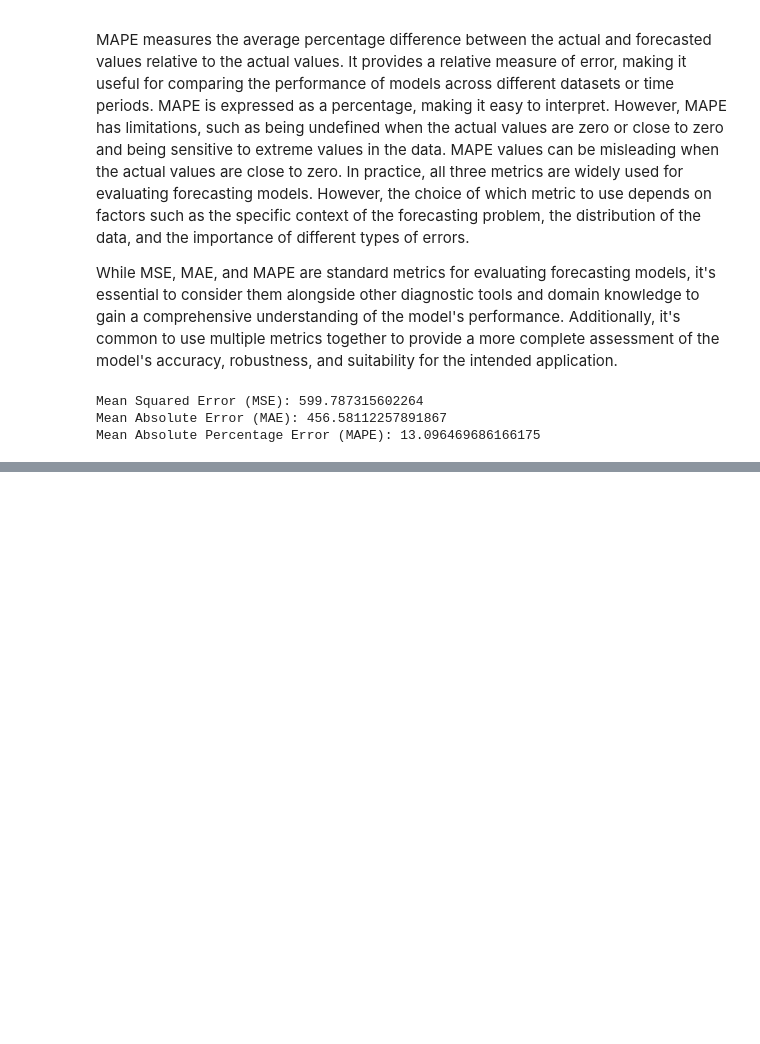
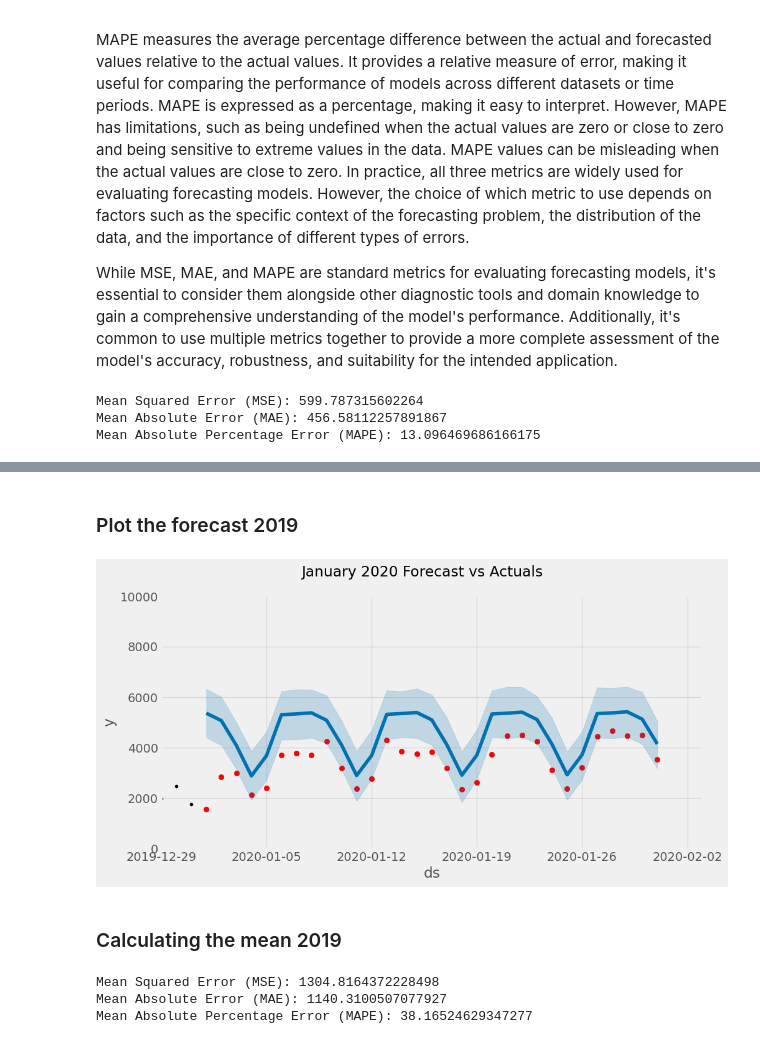
Before and after one commit to sebgro98/traffic-prediction, a Jupyter notebook: Prohpet_forecast.ipynb, the cells around one changed output, grey strips where cells are left out. Saved outputs shown, nothing was run; the diff lists cells and outputs as text; code cells hidden in the pictures; blank space fills up the shorter version.

```diff
--- a/Prohpet_forecast.ipynb
+++ b/Prohpet_forecast.ipynb
@@ -389,0 +421,18 @@ Mean Absolute Percentage Error (MAPE): 13.096469686166175
+# %%
+# Rename columns for Prophet model
+# Renaming columns of the training dataset to adhere to Prophet's expected input format
+df_train_prophet_2019_2020 = train_2019_2020.rename(columns={'Date':'ds', 'Page.Loads':'y'})
+
+# Create and fit the Prophet model
+# Instantiating a Prophet model and training it with the training data
+model = Prophet()
+model.fit(df_train_prophet_2019_2020)
+
+# Rename columns for Prophet model in the test set
+# Renaming columns of the test dataset to match the required format for Prophet
+df_test_prophet_2019_2020 = test_2019_2020.rename(columns={'Date':'ds', 'Page.Loads':'y'})
+
+# Predict on the test set
+# Using the trained Prophet model to make predictions on the test set
+df_test_fcst_2019_2020 = model.predict(df_test_prophet_2019_2020)
+df_test_fcst_2019_2020.head()
@@ -389,0 +448,44 @@ Mean Absolute Percentage Error (MAPE): 13.096469686166175
+# %% [markdown]
+### Plot the forecast 2019
+# %%
+# Plot the forecast with the actuals
+fig, ax = plt.subplots(figsize=(10, 5))
+ax.scatter(df_test_prophet_2019_2020['ds'], df_test_prophet_2019_2020['y'], color='r')
+fig = model.plot(df_test_fcst_2019_2020, ax=ax)
+
+# Set x-axis limits for the specific month
+ax.set_xlim(left=pd.Timestamp('2019-12-29'), right=pd.Timestamp('2020-02-03'))
+
+# Set y-axis limits
+ax.set_ylim(0, 10000)
+
+# Set the title
+plt.suptitle('January 2020 Forecast vs Actuals')
+
+# Show the plot
+plt.show()
+# %% [output]
+[figure, added]
+# %% [markdown]
+### Calculating the mean 2019
+# %%
+# Convert forecasted values to numpy arrays
+actuals = df_test_prophet_2019_2020['y'].values
+forecast = df_test_fcst_2019_2020['yhat'].values
+
+# Calculate Mean Squared Error (MSE)
+mse = mean_squared_error(actuals, forecast)
+
+# Calculate Mean Absolute Error (MAE)
+mae = mean_absolute_error(actuals, forecast)
+
+# Calculate Mean Absolute Percentage Error (MAPE)
+mape = np.mean(np.abs((actuals - forecast) / actuals)) * 100
+
+print("Mean Squared Error (MSE):", np.sqrt(mse))
+print("Mean Absolute Error (MAE):", mae)
+print("Mean Absolute Percentage Error (MAPE):", mape)
+# %% [output]
+Mean Squared Error (MSE): 1304.8164372228498
+Mean Absolute Error (MAE): 1140.3100507077927
+Mean Absolute Percentage Error (MAPE): 38.16524629347277
```
Also changed, not shown: parts of 31 cells of this notebook, 1 other file.
